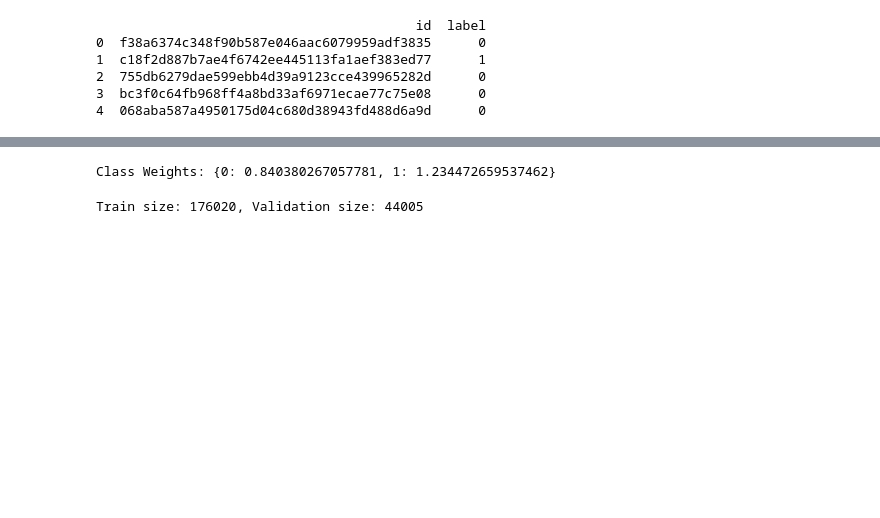
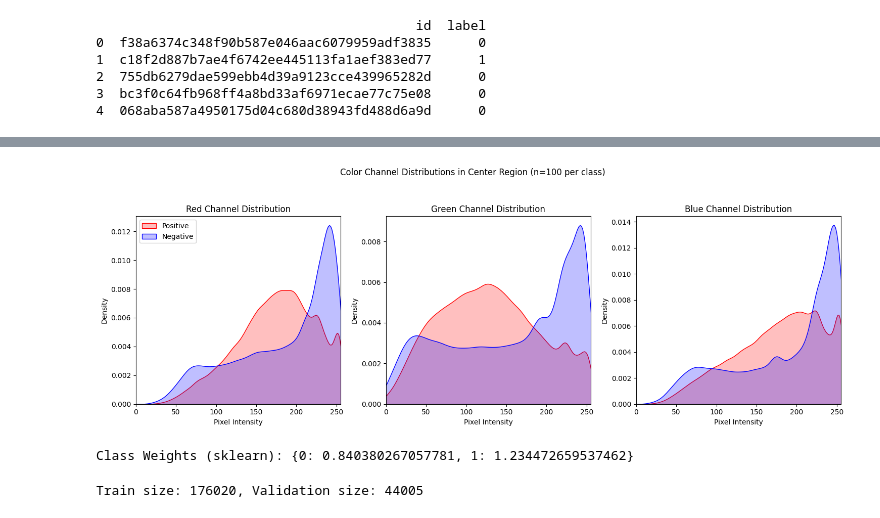
Before and after one commit to rohanxavier33/histopathologic_cancer_detection, a Jupyter notebook: main.ipynb, the cells around one changed output, grey strips where cells are left out. Cells and saved outputs as stored; diff of their text form; code cells hidden in the pictures; blank space fills up the shorter version.

```diff
--- a/main.ipynb
+++ b/main.ipynb
@@ -35,0 +59,6 @@ from sklearn.model_selection import train_test_split
+# %%
+# Load labels and check dataset size
+train_labels = pd.read_csv('data/train_labels.csv')
+train_dir = 'data/train'
+print(f"Total training samples: {len(train_labels)}")
+print(f"Test directory file count: {len(os.listdir('data/test'))}")  # Verify test size
@@ -36,9 +68,4 @@ from sklearn.model_selection import train_test_split
 # %%
-# load data
-train_labels = pd.read_csv('data/train_labels.csv')
-train_dir = 'data/train/'
-test_dir = 'data/test/'
-
 # Display the first few rows of the labels
 print(train_labels.head())
 # %% [output]
@@ -118,12 +133,51 @@ plot_color_histogram(pos_img, 'Positive Class')
-# %%
-# Calculate class weights for loss function
-
-class_counts = train_labels['label'].value_counts()
-total = class_counts.sum()
-weight_for_0 = total / (2 * class_counts[0])  # Negative class
-weight_for_1 = total / (2 * class_counts[1])  # Positive class
-class_weights = {0: weight_for_0, 1: weight_for_1}
-print(f"Class Weights: {class_weights}")
-# %% [output]
-Class Weights: {0: 0.840380267057781, 1: 1.234472659537462}
+# %%
+def compare_class_color_distributions(num_samples=100):
+    plt.figure(figsize=(15, 5))
+
+    # Sample images from both classes
+    pos_samples = train_labels[train_labels['label'] == 1].sample(num_samples)
+    neg_samples = train_labels[train_labels['label'] == 0].sample(num_samples)
+
+    # Load and process images
+    def get_center_pixels(samples):
+        pixels = []
+        for _, row in samples.iterrows():
+            img = cv2.imread(os.path.join(train_dir, row['id'] + '.tif'))
+            center_region = img[32:64, 32:64]  # Focus on diagnostic area
+            pixels.append(center_region.reshape(-1, 3))
+        return np.vstack(pixels)
+
+    pos_pixels = get_center_pixels(pos_samples)
+    neg_pixels = get_center_pixels(neg_samples)
+
+    # Plot distributions
+    channels = ['Red', 'Green', 'Blue']
+    for i in range(3):
+        plt.subplot(1, 3, i+1)
+        sns.kdeplot(pos_pixels[:, i], color='r', label='Positive', fill=True)
+        sns.kdeplot(neg_pixels[:, i], color='b', label='Negative', fill=True)
+        plt.title(f'{channels[i]} Channel Distribution')
+        plt.xlabel('Pixel Intensity')
+        plt.xlim(0, 255)
+        if i == 0: plt.legend()
+
+    plt.suptitle("Color Channel Distributions in Center Region (n=100 per class)", y=1.05)
+    plt.tight_layout()
+    plt.show()
+
+compare_class_color_distributions()
+# %% [output]
+[figure, added]
+# %%
+# Calculate class weights for loss function
+
+class_weights = compute_class_weight(
+    class_weight='balanced',
+    classes=np.unique(train_labels['label']),
+    y=train_labels['label'].values
+)
+class_weights = dict(enumerate(class_weights))
+print(f"Class Weights (sklearn): {class_weights}")
+# %% [output]
+Class Weights (sklearn): {0: 0.840380267057781, 1: 1.234472659537462}
 # %%
```
Also changed, not shown: parts of 26 cells of this notebook.
